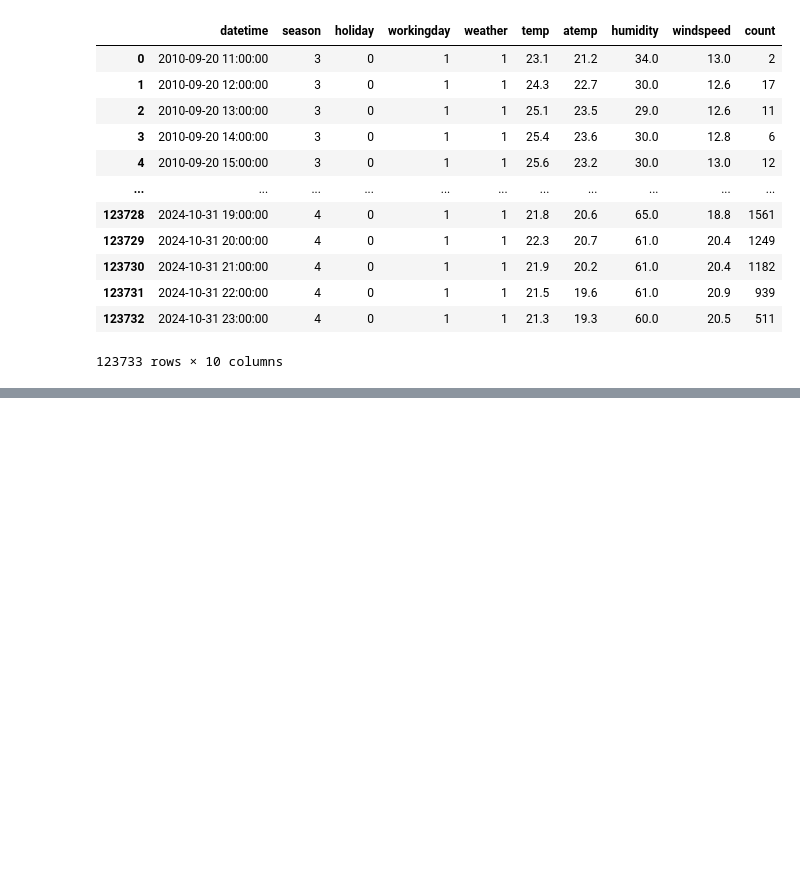
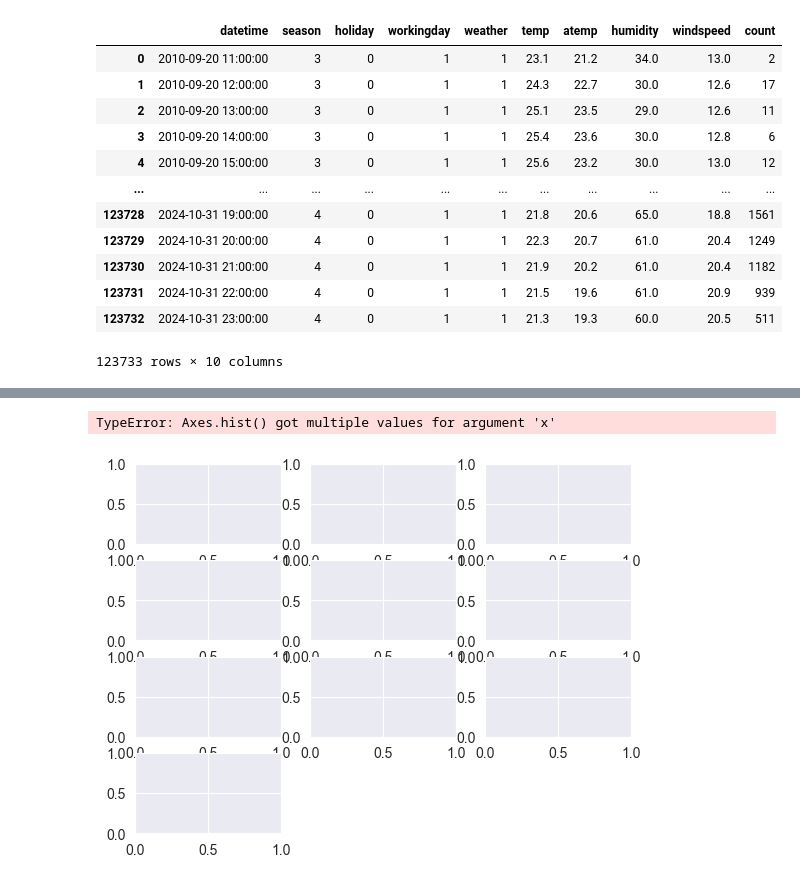
Before and after one commit to Scarch/ProjectE8, a Jupyter notebook: analysing_preparing_capitalBikeshareData.ipynb, the cells around one changed output, grey strips where cells are left out. Saved outputs shown, nothing was run; the diff lists cells and outputs as text; code cells hidden in the pictures; blank space fills up the shorter version.

```diff
--- a/analysing_preparing_capitalBikeshareData.ipynb
+++ b/analysing_preparing_capitalBikeshareData.ipynb
@@ -546,0 +594,5 @@ display(bikesRentedPerHourCombinedData)
+# %%
+bikesRentedPerHourCombinedData.hist(x='datetime', y='count', bins=100)
+# %% [output]
+TypeError: Axes.hist() got multiple values for argument 'x'
+[figure, added]
```
Also changed, not shown: parts of 17 cells of this notebook, 2 other files.
